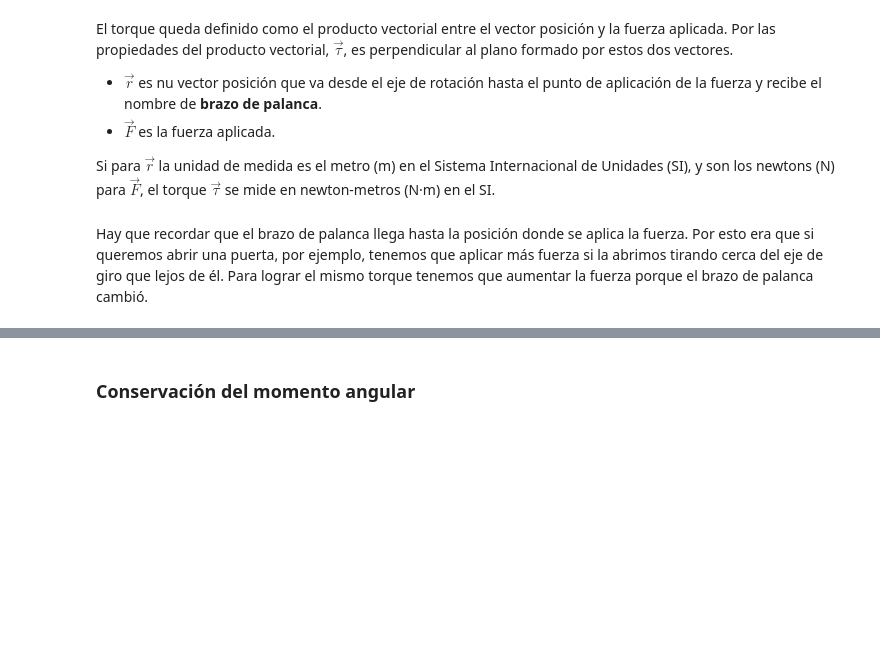
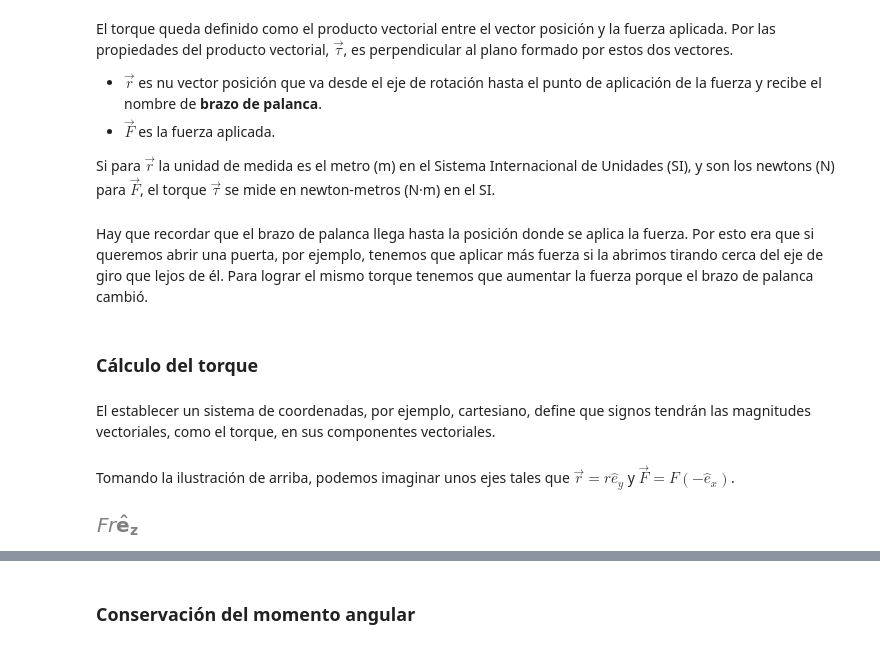
Before and after one commit to unlam/MecanicaAnaliticaComputacional, a Jupyter notebook: 08TensorInercia/momentoAngularTorque.ipynb, the cells around one changed output, grey strips where cells are left out. Cells and saved outputs as stored; diff of their text form; code cells hidden in the pictures; blank space fills up the shorter version.

Commit message:
08TensorInercia/momentoAngularTorque_ex1

```diff
--- a/08TensorInercia/momentoAngularTorque.ipynb
+++ b/08TensorInercia/momentoAngularTorque.ipynb
@@ -125,3 +125,5 @@ Por las propiedades del producto vectorial, $\vec{\tau}$, es perpendicular al pl
 Si para $\vec{r}$ la unidad de medida es el metro (m) en el Sistema Internacional de Unidades (SI), y son los newtons (N) para $\vec{F}$, el torque $\vec{\tau}$ se mide en newton-metros (N·m) en el SI.
 # %% [markdown]
 Hay que recordar que el brazo de palanca llega hasta la posición donde se aplica la fuerza. Por esto era que si queremos abrir una puerta, por ejemplo, tenemos que aplicar más fuerza si la abrimos tirando cerca del eje de giro que lejos de él. Para lograr el mismo torque tenemos que aumentar la fuerza porque el brazo de palanca cambió.
+# %% [markdown]
+### Cálculo del torque
@@ -127,0 +135,16 @@ Hay que recordar que el brazo de palanca llega hasta la posición donde se aplic
+# %% [markdown]
+El establecer un sistema de coordenadas, por ejemplo, cartesiano, define que signos tendrán las magnitudes vectoriales, como el torque, en sus componentes vectoriales.
+# %%
+# Sistema cartesiano
+e = sm.physics.vector.ReferenceFrame('e') # marco referencial e en coordenadas cartesianas
+# %% [markdown]
+Tomando la ilustración de arriba, podemos imaginar unos ejes tales que $\vec{r} = r \hat{e}_y$ y $\vec{F} = F (- \hat{e}_x)$.
+# %%
+F, r = sm.symbols('F r') # magnitudes escalares
+fuerza = F* (-e.x)
+punto_aplicación = r* e.y
+
+torque = punto_aplicación.cross(fuerza) # momento de fuerza
+torque
+# %% [output]
+[figure, added]
```
Also changed, not shown: parts of 4 cells of this notebook.
